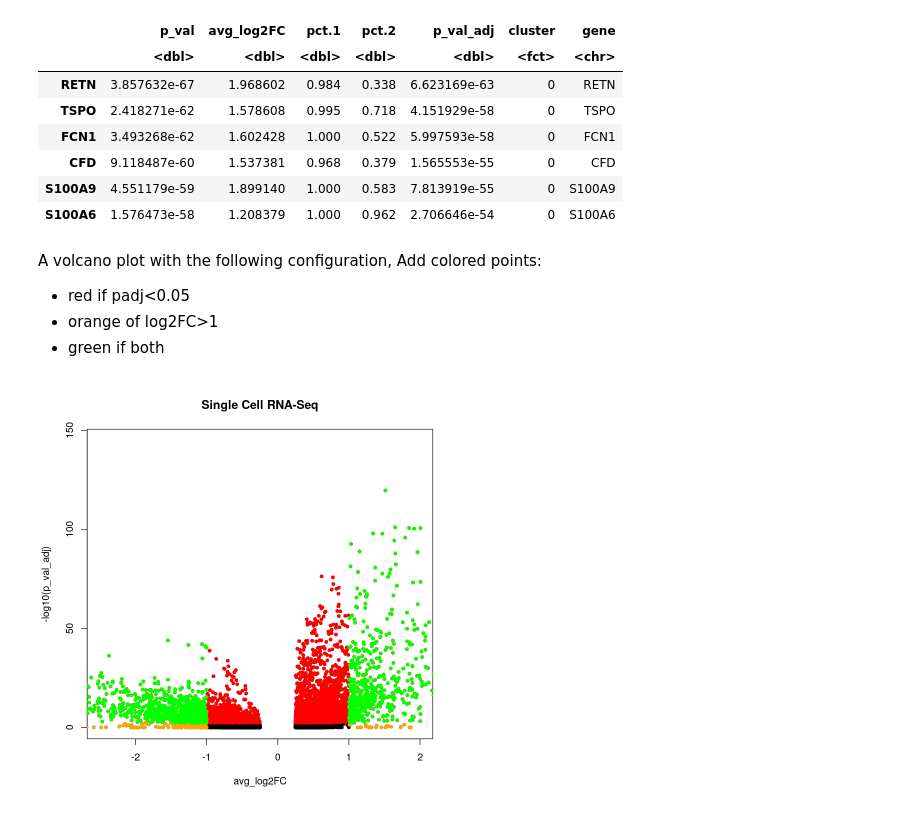
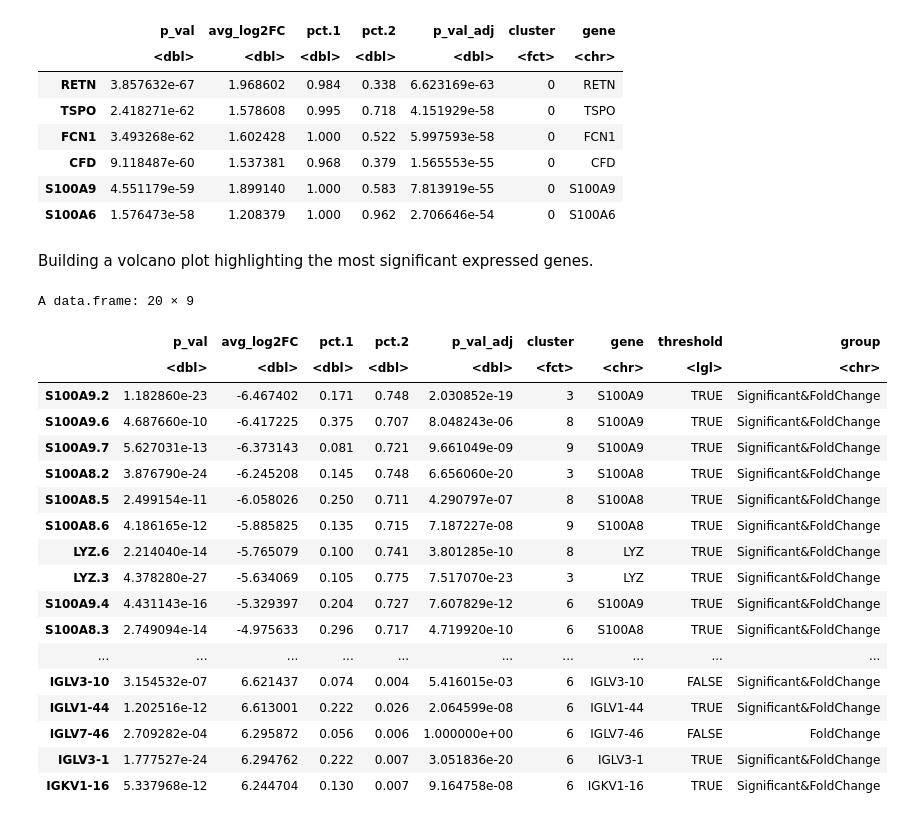
Before and after one commit to waldeyr/single_cell_analysis, a Jupyter notebook: Single_Cell_RNA_Seq.ipynb, the cells around one changed output. Saved outputs shown, nothing was run; the diff lists cells and outputs as text; code cells hidden in the pictures.

Commit message:
Single_Cell_RNA_Seq

```diff
--- a/Single_Cell_RNA_Seq.ipynb
+++ b/Single_Cell_RNA_Seq.ipynb
@@ -384,30 +371,46 @@ A data.frame: 6 × 7
 | CFD | 9.118487e-60 | 1.537381 | 0.968 | 0.379 | 1.565553e-55 | 0 | CFD |
 | S100A9 | 4.551179e-59 | 1.899140 | 1.000 | 0.583 | 7.813919e-55 | 0 | S100A9 |
 | S100A6 | 1.576473e-58 | 1.208379 | 1.000 | 0.962 | 2.706646e-54 | 0 | S100A6 |
-# %% [markdown]
-A volcano plot with the following configuration, Add colored points:
-
-* red if padj<0.05
-* orange of log2FC>1
-* green if both
-# %%
-with(
-    covid_p3_p10_markers,
-    plot(avg_log2FC, -log10(p_val_adj),
-    pch=20,
-    main="Single Cell RNA-Seq",
-    xlim=c(-2.5,2)))
-with(
-    subset(covid_p3_p10_markers, p_val_adj<.005 ),
-    points(avg_log2FC, -log10(p_val_adj),
-    pch=20, col="red"))
-with(
-    subset(covid_p3_p10_markers, abs(avg_log2FC)>1),
-    points(avg_log2FC, -log10(p_val_adj),
-    pch=20, col="orange"))
-with(
-    subset(covid_p3_p10_markers, p_val_adj<.005 & abs(avg_log2FC)>1),
-    points(avg_log2FC, -log10(p_val_adj),
-    pch=20, col="green"))
-# %% [output]
-[figure, removed]
+# %% [markdown]
+Building a volcano plot highlighting the most significant expressed genes.
+# %%
+# Preliminarly grouping all genes as "Not Significant"
+covid_p3_p10_markers["group"] <- "Not Significant"
+# Change the grouping for the entries with significance but not a large enough Fold change
+covid_p3_p10_markers[which(
+    covid_p3_p10_markers['p_val_adj'] < 0.05 &
+    abs(covid_p3_p10_markers['avg_log2FC']) < 1 ),"group"] <- "Significant"
+# Change the grouping for the entries a large enough Fold change but not a low enough p value
+covid_p3_p10_markers[which(
+    covid_p3_p10_markers['p_val_adj'] > 0.05 &
+    abs(covid_p3_p10_markers['avg_log2FC']) > 1 ),"group"] <- "FoldChange"
+# Change the grouping for the entries with both significance and large enough fold change
+covid_p3_p10_markers[which(
+    covid_p3_p10_markers['p_val_adj'] < 0.05 &
+    abs(covid_p3_p10_markers['avg_log2FC']) > 1 ),"group"] <- "Significant&FoldChange"
+# Find and label the top peaks
+top_peaks <- covid_p3_p10_markers[with(covid_p3_p10_markers, order(avg_log2FC, p_val_adj)),][1:10,]
+top_peaks <- rbind(
+    top_peaks,
+    covid_p3_p10_markers[with(covid_p3_p10_markers, order(-avg_log2FC, p_val_adj)),][1:10,])
+top_peaks
+# %% [output]
+A data.frame: 20 × 9
+|  | p_val | avg_log2FC | pct.1 | pct.2 | p_val_adj | cluster | gene | threshold | group |
+|  | <dbl> | <dbl> | <dbl> | <dbl> | <dbl> | <fct> | <chr> | <lgl> | <chr> |
+| S100A9.2 | 1.182860e-23 | -6.467402 | 0.171 | 0.748 | 2.030852e-19 | 3 | S100A9 | TRUE | Significant&FoldChange |
+| S100A9.6 | 4.687660e-10 | -6.417225 | 0.375 | 0.707 | 8.048243e-06 | 8 | S100A9 | TRUE | Significant&FoldChange |
+| S100A9.7 | 5.627031e-13 | -6.373143 | 0.081 | 0.721 | 9.661049e-09 | 9 | S100A9 | TRUE | Significant&FoldChange |
+| S100A8.2 | 3.876790e-24 | -6.245208 | 0.145 | 0.748 | 6.656060e-20 | 3 | S100A8 | TRUE | Significant&FoldChange |
+| S100A8.5 | 2.499154e-11 | -6.058026 | 0.250 | 0.711 | 4.290797e-07 | 8 | S100A8 | TRUE | Significant&FoldChange |
+| S100A8.6 | 4.186165e-12 | -5.885825 | 0.135 | 0.715 | 7.187227e-08 | 9 | S100A8 | TRUE | Significant&FoldChange |
+| LYZ.6 | 2.214040e-14 | -5.765079 | 0.100 | 0.741 | 3.801285e-10 | 8 | LYZ | TRUE | Significant&FoldChange |
+| LYZ.3 | 4.378280e-27 | -5.634069 | 0.105 | 0.775 | 7.517070e-23 | 3 | LYZ | TRUE | Significant&FoldChange |
+| S100A9.4 | 4.431143e-16 | -5.329397 | 0.204 | 0.727 | 7.607829e-12 | 6 | S100A9 | TRUE | Significant&FoldChange |
+| S100A8.3 | 2.749094e-14 | -4.975633 | 0.296 | 0.717 | 4.719920e-10 | 6 | S100A8 | TRUE | Significant&FoldChange |
+| ... | ... | ... | ... | ... | ... | ... | ... | ... | ... |
+| IGLV3-10 | 3.154532e-07 | 6.621437 | 0.074 | 0.004 | 5.416015e-03 | 6 | IGLV3-10 | FALSE | Significant&FoldChange |
+| IGLV1-44 | 1.202516e-12 | 6.613001 | 0.222 | 0.026 | 2.064599e-08 | 6 | IGLV1-44 | TRUE | Significant&FoldChange |
+| IGLV7-46 | 2.709282e-04 | 6.295872 | 0.056 | 0.006 | 1.000000e+00 | 6 | IGLV7-46 | FALSE | FoldChange |
+| IGLV3-1 | 1.777527e-24 | 6.294762 | 0.222 | 0.007 | 3.051836e-20 | 6 | IGLV3-1 | TRUE | Significant&FoldChange |
+| IGKV1-16 | 5.337968e-12 | 6.244704 | 0.130 | 0.007 | 9.164758e-08 | 6 | IGKV1-16 | TRUE | Significant&FoldChange |
```
Also changed, not shown: parts of 10 cells of this notebook.
